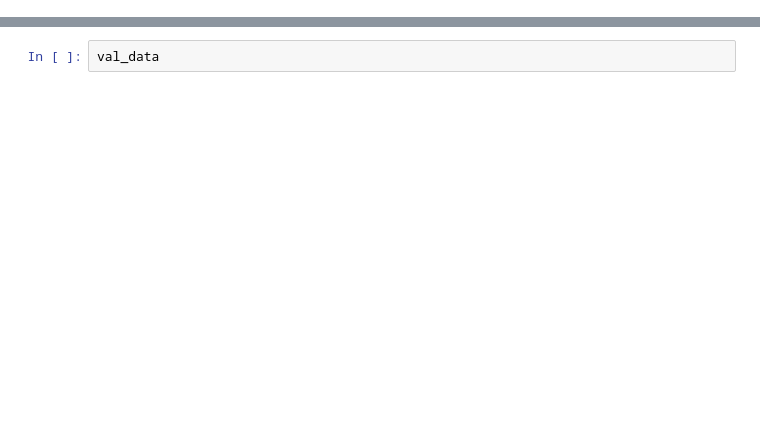
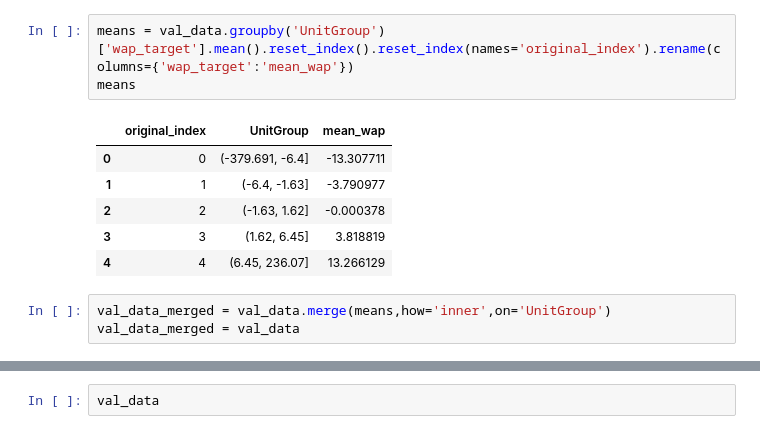
Before and after one commit to nickojelly/OptiverKaggle, a Jupyter notebook: Optiver_data_exp.ipynb, the cells around one changed output, grey strips where cells are left out. Saved outputs shown, nothing was run; the diff lists cells and outputs as text; blank space fills up the shorter version.

```diff
--- a/Optiver_data_exp.ipynb
+++ b/Optiver_data_exp.ipynb
@@ -32,0 +105,13 @@ val_data
+# %%
+means = val_data.groupby('UnitGroup')['wap_target'].mean().reset_index().reset_index(names='original_index').rename(columns={'wap_target':'mean_wap'})
+means
+# %% [output]
+|  | original_index | UnitGroup | mean_wap |
+| 0 | 0 | (-379.691, -6.4] | -13.307711 |
+| 1 | 1 | (-6.4, -1.63] | -3.790977 |
+| 2 | 2 | (-1.63, 1.62] | -0.000378 |
+| 3 | 3 | (1.62, 6.45] | 3.818819 |
+| 4 | 4 | (6.45, 236.07] | 13.266129 |
+# %%
+val_data_merged = val_data.merge(means,how='inner',on='UnitGroup')
+val_data_merged = val_data
```
Also changed, not shown: parts of 17 cells of this notebook, 4 other files.
